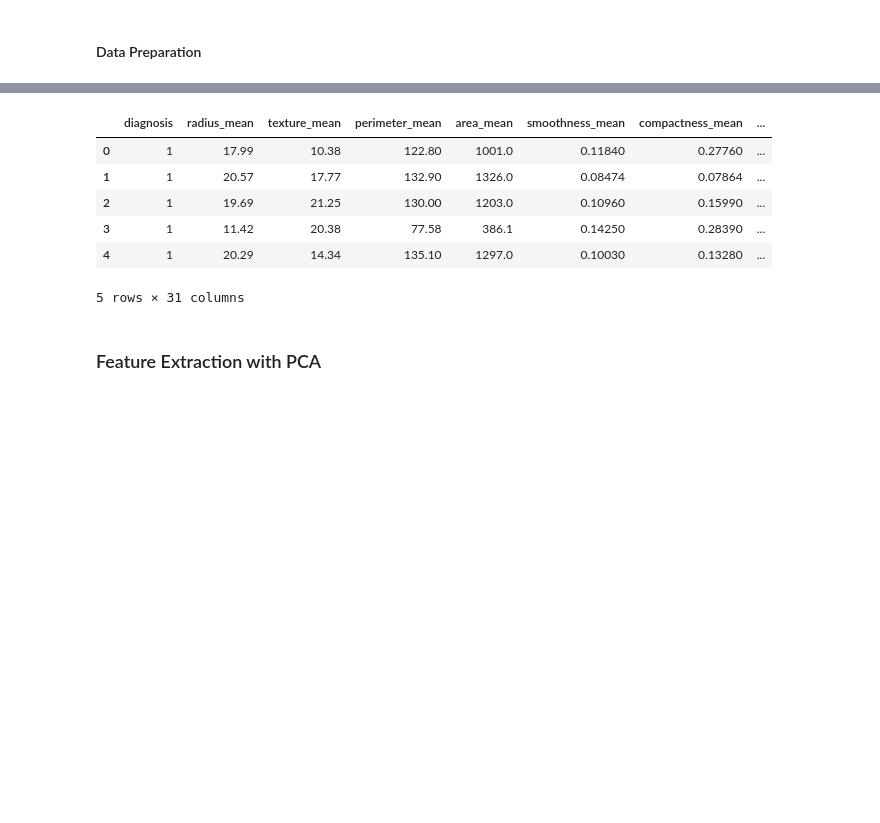
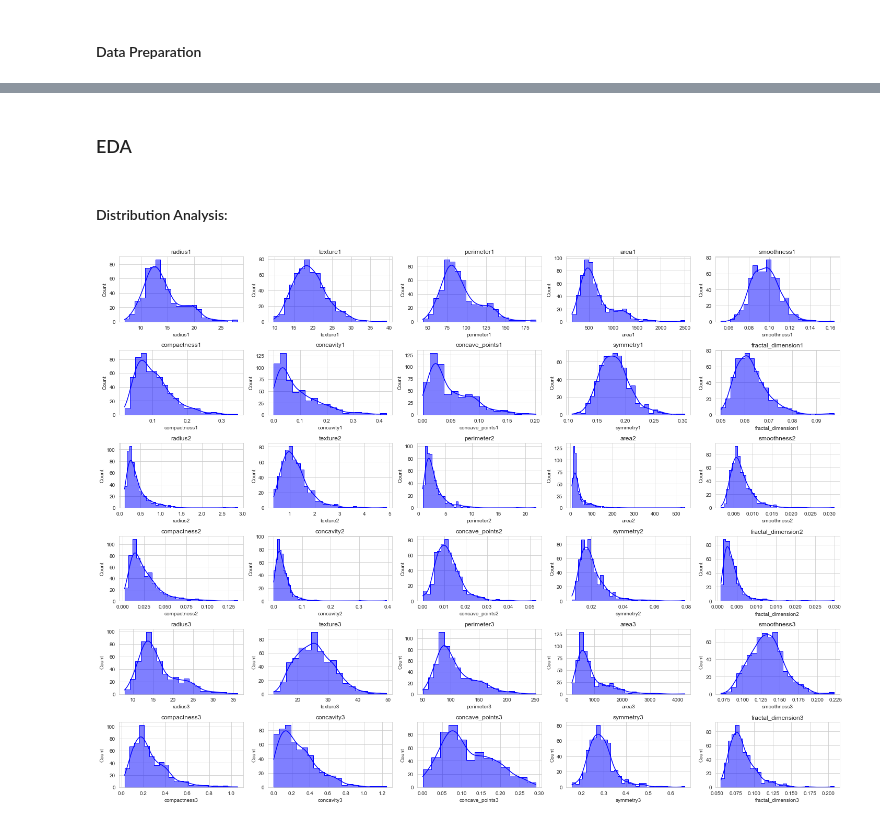
Before and after one commit to BiniamD/Class, a Jupyter notebook: SPRING -2024/8W2/ADTA 5230 - Data Analytics II/Project/Group 2 Final Project .ipynb, the cells around one changed output, grey strips where cells are left out. Drawn from its saved outputs; the diff is of its cells as text; code cells hidden in the pictures; blank space fills up the shorter version.

```diff
--- a/SPRING -2024/8W2/ADTA 5230 - Data Analytics II/Project/Group 2 Final Project .ipynb
+++ b/SPRING -2024/8W2/ADTA 5230 - Data Analytics II/Project/Group 2 Final Project .ipynb
@@ -114,2 +121,0 @@ df.head()
-# %%
-df = df.replace({'M': 1, 'B': 0})
@@ -210,12 +121,0 @@ plt.show()
-# %%
-df.head()
-# %% [output]
-|  | diagnosis | radius_mean | texture_mean | perimeter_mean | area_mean | smoothness_mean | compactness_mean | ... |
-| 0 | 1 | 17.99 | 10.38 | 122.80 | 1001.0 | 0.11840 | 0.27760 | ... |
-| 1 | 1 | 20.57 | 17.77 | 132.90 | 1326.0 | 0.08474 | 0.07864 | ... |
-| 2 | 1 | 19.69 | 21.25 | 130.00 | 1203.0 | 0.10960 | 0.15990 | ... |
-| 3 | 1 | 11.42 | 20.38 | 77.58 | 386.1 | 0.14250 | 0.28390 | ... |
-| 4 | 1 | 20.29 | 14.34 | 135.10 | 1297.0 | 0.10030 | 0.13280 | ... |
-5 rows × 31 columns
-# %% [markdown]
-### Feature Extraction with PCA
@@ -221,0 +126,21 @@ df.head()
+# %% [markdown]
+### EDA
+# %% [markdown]
+#### Distribution Analysis:
+# %%
+# Set the aesthetic style of the plots
+sns.set_style("whitegrid")
+
+# Create a figure to hold the subplots
+plt.figure(figsize=(20, 15))
+
+# Plot histograms for each numeric feature to understand distributions
+for index, column in enumerate(df.columns[:-1], 1):  # Exclude the 'diagnosis' column
+    plt.subplot(6, 5, index)
+    sns.histplot(df[column], kde=True, element='step', color='blue')
+    plt.title(column)
+
+plt.tight_layout()
+plt.show()
+# %% [output]
+[figure, added]
```
Also changed, not shown: parts of 34 cells of this notebook, 21 other files.
